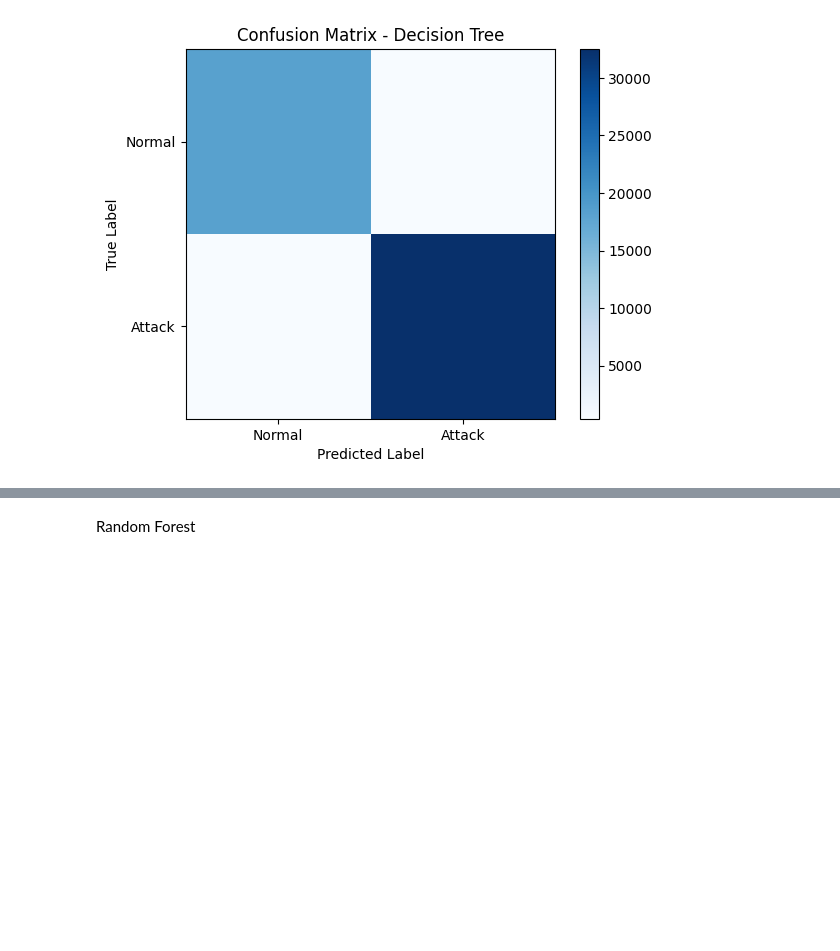
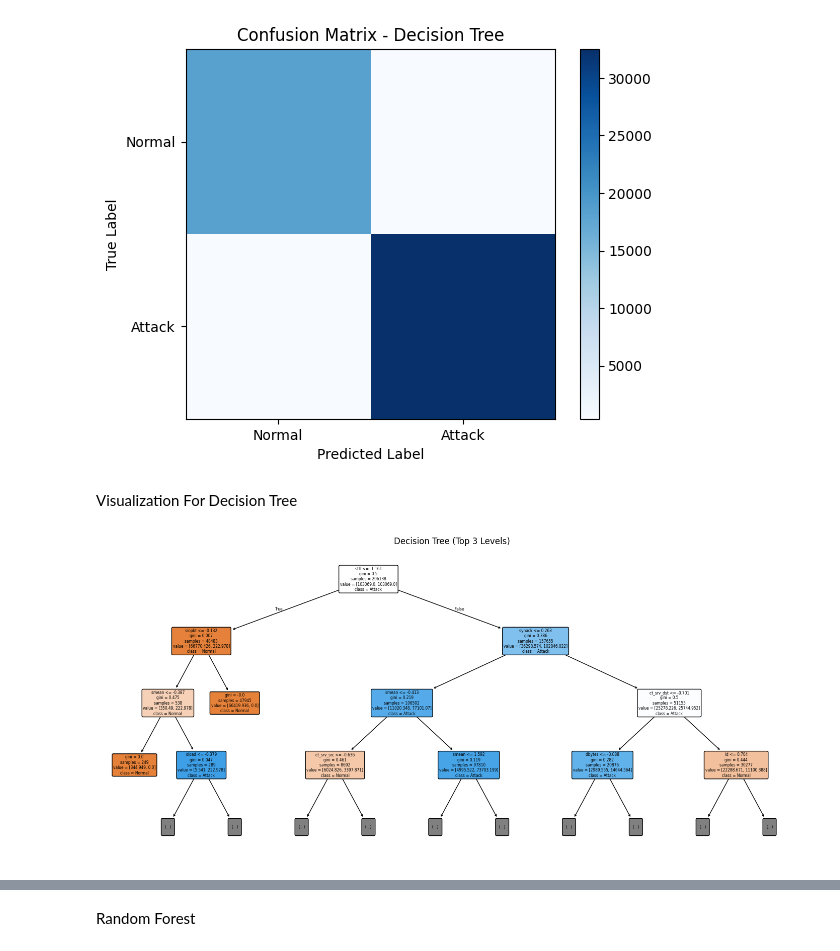
Before and after one commit to SashankGhimire/AI_CW, a Jupyter notebook: AI_CW.ipynb, the cells around one changed output, grey strips where cells are left out. Cells and saved outputs as stored; diff of their text form; code cells hidden in the pictures; blank space fills up the shorter version.

```diff
--- a/AI_CW.ipynb
+++ b/AI_CW.ipynb
@@ -150,3 +156,22 @@ plt.colorbar()
 plt.show()
 # %% [output]
 [figure]
+# %% [markdown]
+Visualization For Decision Tree
+# %%
+plt.figure(figsize=(18, 8))
+
+# max_depth limits the displayed depth so it doesn't become messy
+plot_tree(
+    dt,
+    max_depth=3,             # show only first 3 levels (readable)
+    filled=True,             # color nodes
+    rounded=True,            # rounded boxes
+    class_names=["Normal", "Attack"],  # label classes
+    feature_names=X.columns  # feature names after encoding
+)
+
+plt.title("Decision Tree (Top 3 Levels)")
+plt.show()
+# %% [output]
+[figure, added]
```
Also changed, not shown: parts of 28 cells of this notebook.
